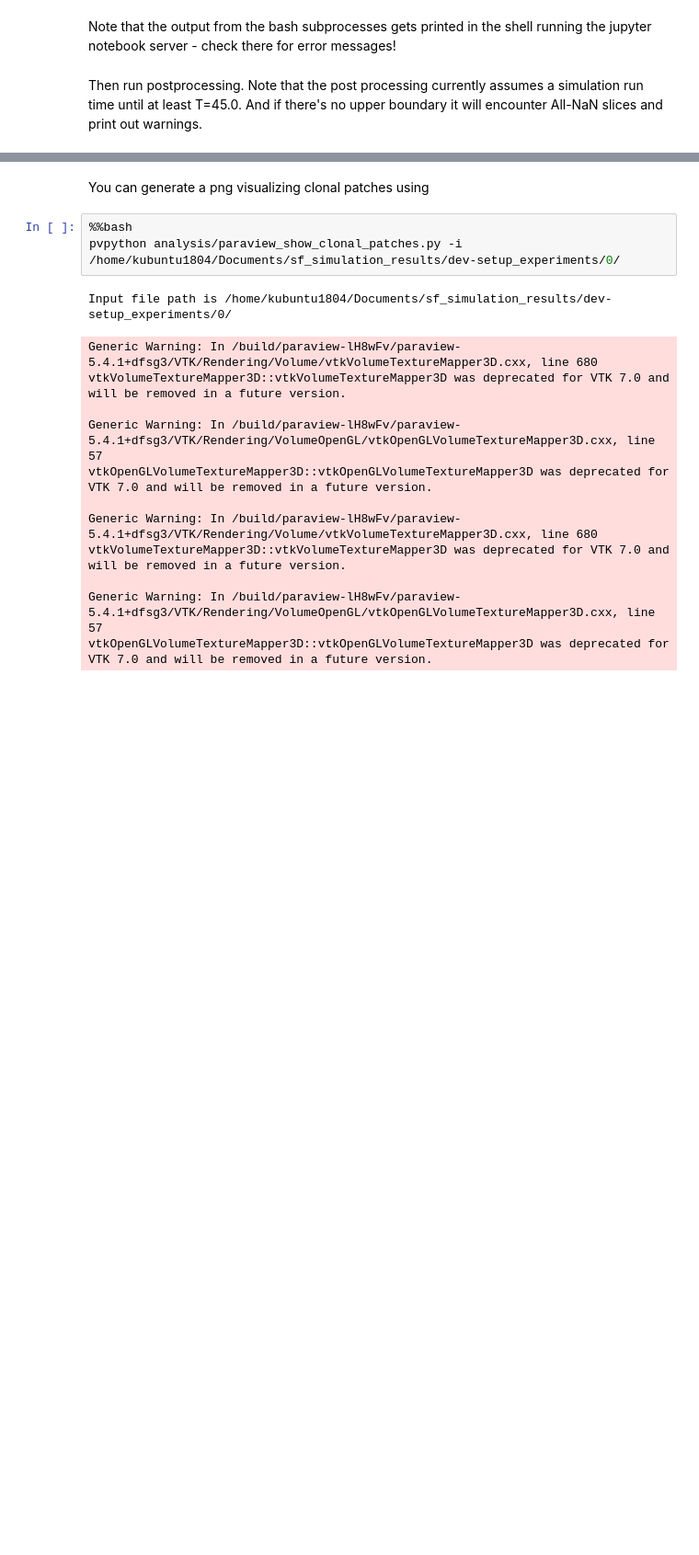
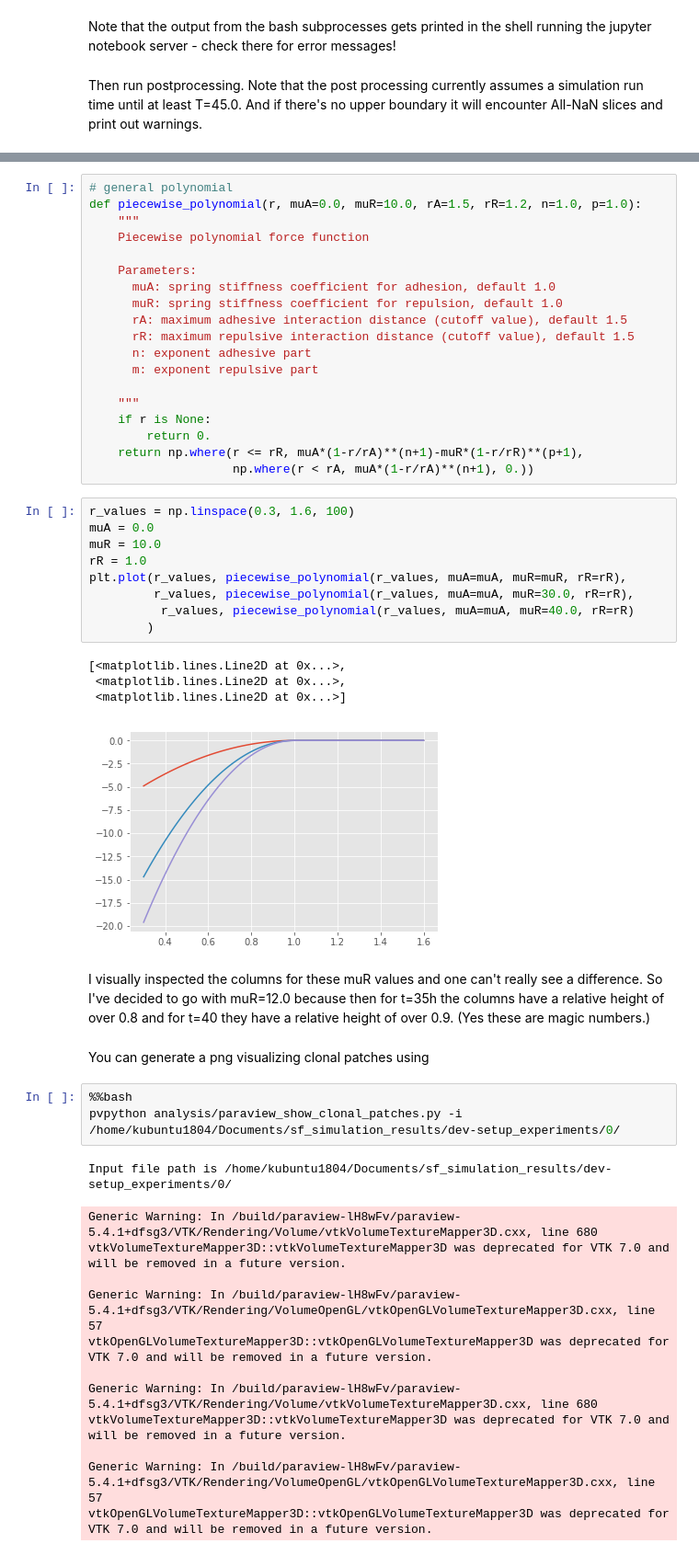
Before and after one commit to somathias/CartilageCBM, a Jupyter notebook: exp-fix_repulsive_strength_PWQ.ipynb, the cells around one changed output, grey strips where cells are left out. Shown at 92% size. Drawn from its saved outputs; the diff is of its cells as text; blank space fills up the shorter version.

```diff
--- a/exp-fix_repulsive_strength_PWQ.ipynb
+++ b/exp-fix_repulsive_strength_PWQ.ipynb
@@ -74,3 +162,38 @@ Starting postprocessing with 2 processes
+# %%
+# general polynomial
+def piecewise_polynomial(r, muA=0.0, muR=10.0, rA=1.5, rR=1.2, n=1.0, p=1.0):
+    """
+    Piecewise polynomial force function
+
+    Parameters:
+      muA: spring stiffness coefficient for adhesion, default 1.0
+      muR: spring stiffness coefficient for repulsion, default 1.0
+      rA: maximum adhesive interaction distance (cutoff value), default 1.5
+      rR: maximum repulsive interaction distance (cutoff value), default 1.5
+      n: exponent adhesive part
+      m: exponent repulsive part
+
+    """
+    if r is None:
+        return 0.
+    return np.where(r <= rR, muA*(1-r/rA)**(n+1)-muR*(1-r/rR)**(p+1),
+                    np.where(r < rA, muA*(1-r/rA)**(n+1), 0.))
+# %%
+r_values = np.linspace(0.3, 1.6, 100)
+muA = 0.0
+muR = 10.0
+rR = 1.0
+plt.plot(r_values, piecewise_polynomial(r_values, muA=muA, muR=muR, rR=rR),
+         r_values, piecewise_polynomial(r_values, muA=muA, muR=30.0, rR=rR),
+          r_values, piecewise_polynomial(r_values, muA=muA, muR=40.0, rR=rR)
+        )
+# %% [output]
+[<matplotlib.lines.Line2D at 0x...>,
+ <matplotlib.lines.Line2D at 0x...>,
+ <matplotlib.lines.Line2D at 0x...>]
+[figure, added]
+# %% [markdown]
+I visually inspected the columns for these muR values and one can't really see a difference. So I've decided to go with muR=12.0 because then for t=35h the columns have a relative height of over 0.8 and for t=40 they have a relative height of over 0.9. (Yes these are magic numbers.)
 # %% [markdown]
 You can generate a png visualizing clonal patches using
 # %%
```
Also changed, not shown: parts of 15 cells of this notebook.
